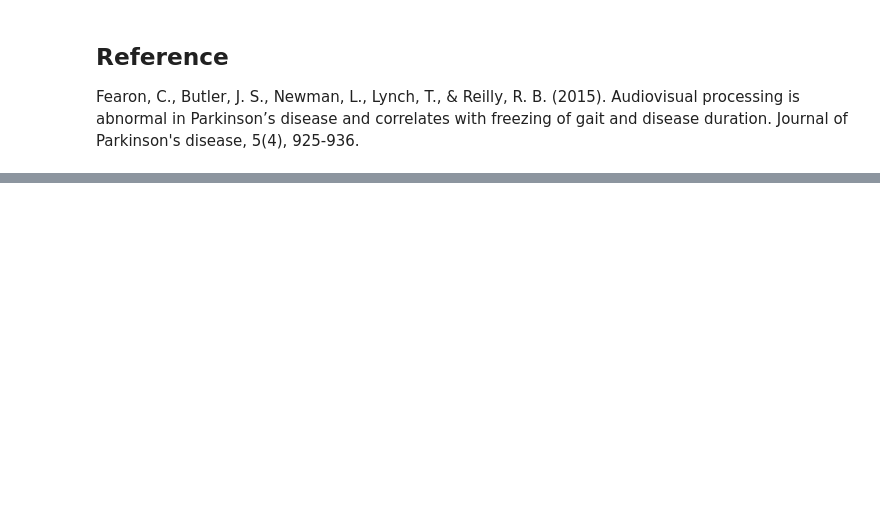
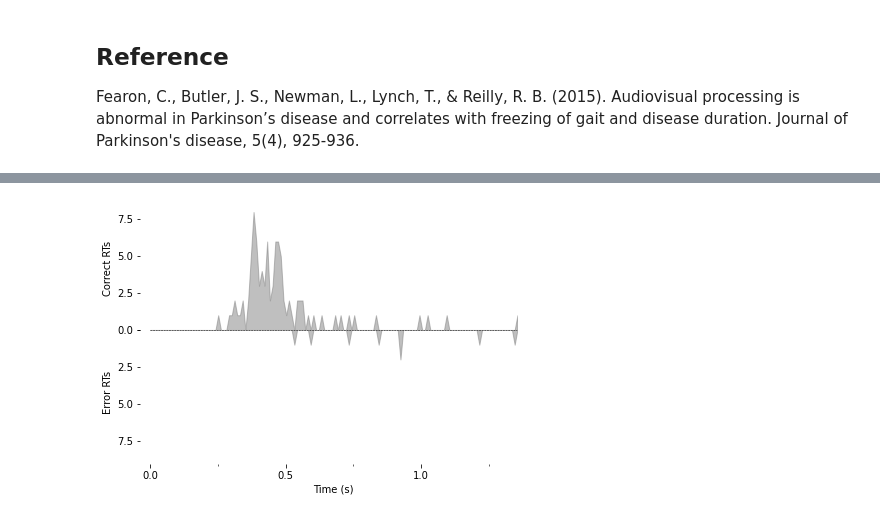
Before and after one commit to john-s-butler-dit/Decision-Making-Models, a Jupyter notebook: MULTISENSORY/Audio Visual Reaction Loop Version.ipynb, the cells around one changed output, grey strips where cells are left out. Drawn from its saved outputs; the diff is of its cells as text; code cells hidden in the pictures; blank space fills up the shorter version.

```diff
--- a/MULTISENSORY/Audio Visual Reaction Loop Version.ipynb
+++ b/MULTISENSORY/Audio Visual Reaction Loop Version.ipynb
@@ -353,0 +453,7 @@ Fearon, C., Butler, J. S., Newman, L., Lynch, T., & Reilly, R. B. (2015). Audiov
+# %%
+#Cor=np.concatenate((ANSWER_AUDIO, ANSWER_VIS,ANSWER_AV), axis=0)
+#RT=np.concatenate((RT_AUDIO, RT_VIS,RT_AV), axis=0)
+#RT=RT/1000
+#cond=np.concatenate((np.repeat("A",RT_AUDIO.shape[0] ),np.repeat("AV",RT_AUDIO.shape[0] ),np.repeat("AV",RT_AUDIO.shape[0] )))
+df_audio=pd.DataFrame({'RT': RT_AUDIO/1000, 'correct': ANSWER_AUDIO})
+df_audio.head()
@@ -353,0 +467,6 @@ Fearon, C., Butler, J. S., Newman, L., Lynch, T., & Reilly, R. B. (2015). Audiov
+# %%
+audio_sample = Sample.from_pandas_dataframe(df_audio, rt_column_name="RT",
+                                              correct_column_name="correct")
+ddm.plot.plot_fit_diagnostics( sample=audio_sample)
+# %% [output]
+[figure, added]
```
Also changed, not shown: parts of 24 cells of this notebook, 5 other files.
